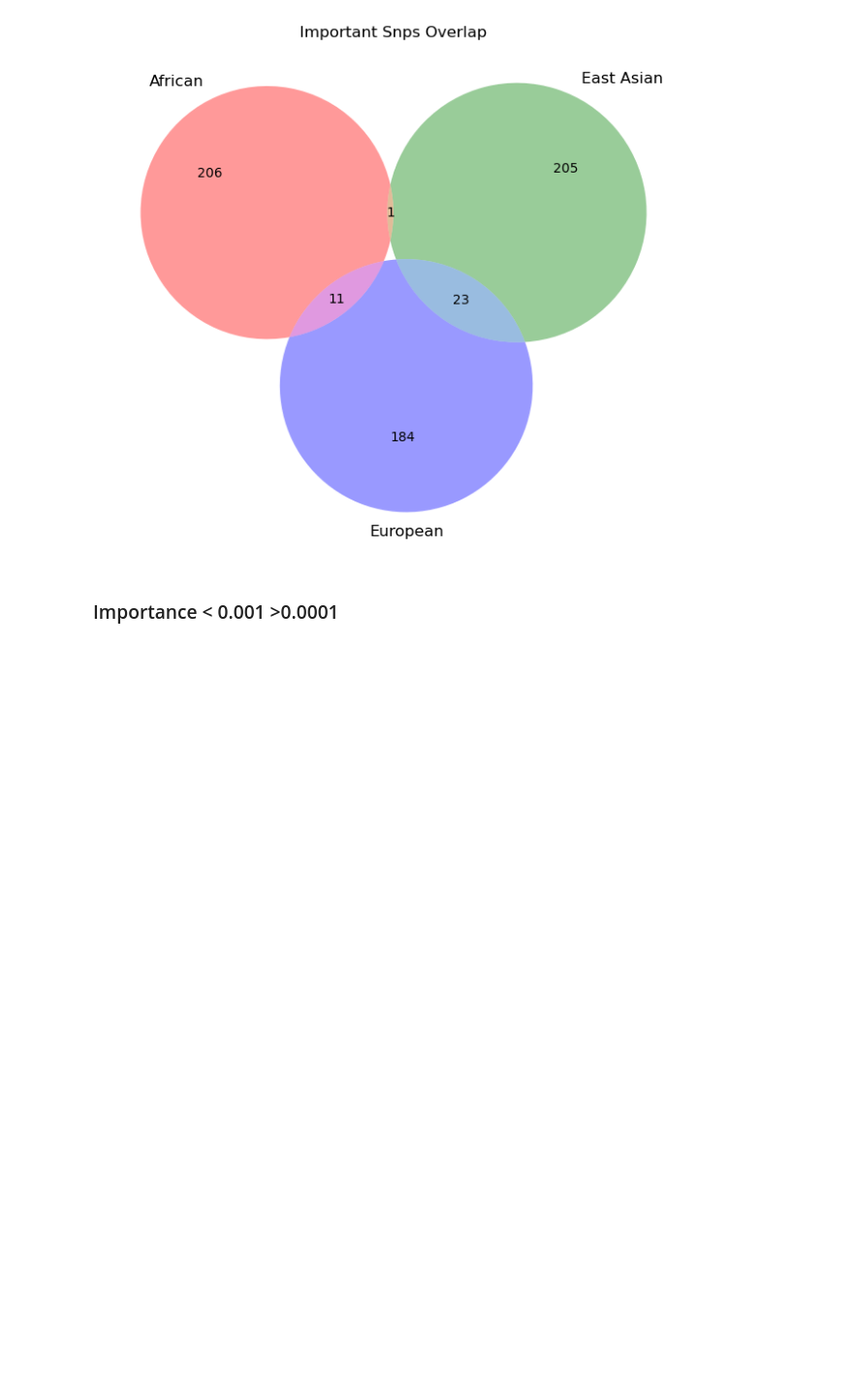
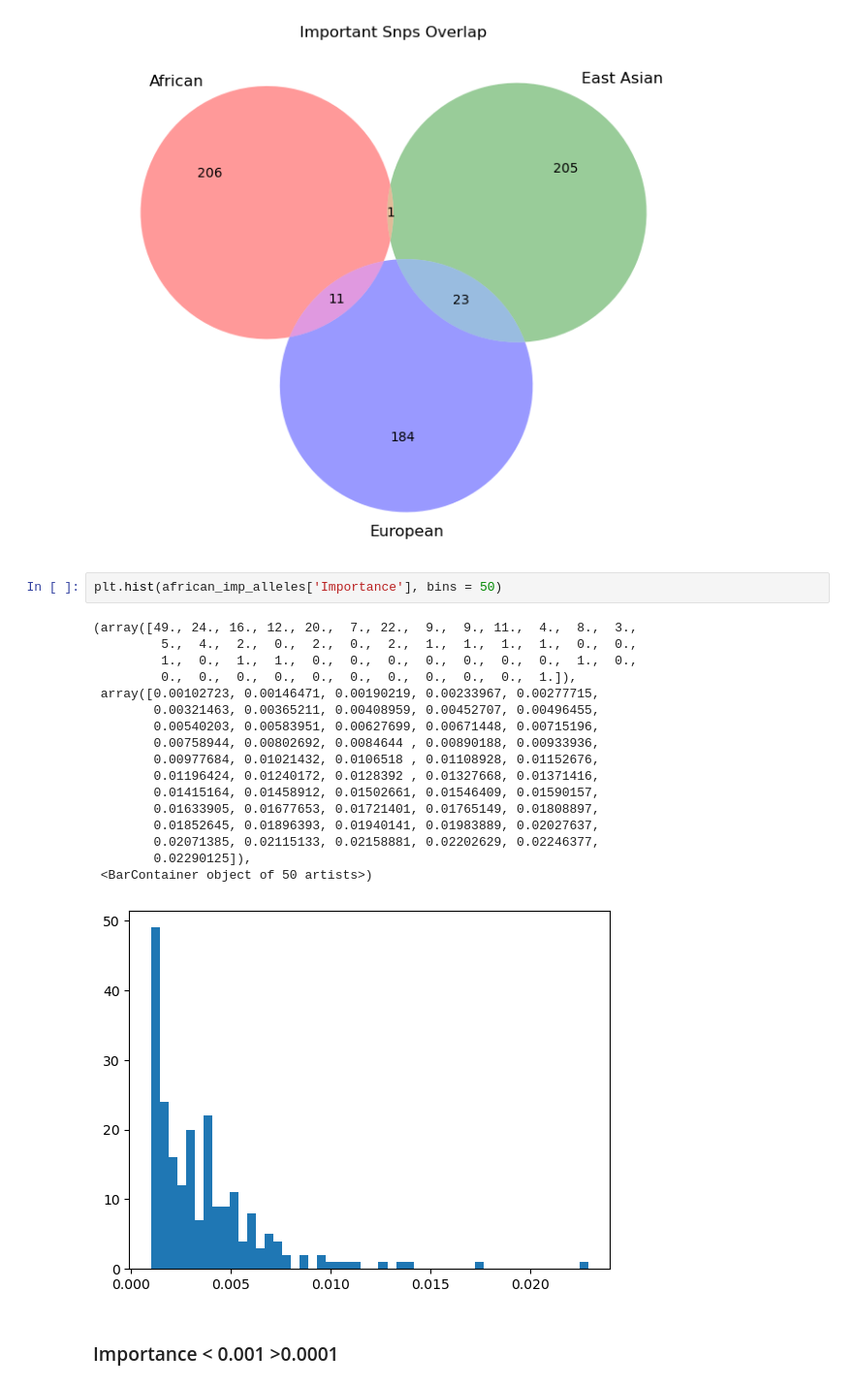
Before and after one commit to davneet721/Classifier_predict_population_from_genotype, a Jupyter notebook: Classifier_Genotype_to_Superpop.ipynb, the cells around one changed output. Shown at 97% size. Cells and saved outputs as stored; diff of their text form; blank space fills up the shorter version.

```diff
--- a/Classifier_Genotype_to_Superpop.ipynb
+++ b/Classifier_Genotype_to_Superpop.ipynb
@@ -525,6 +525,26 @@ plt.title('Important Snps Overlap')
 plt.show()
 # %% [output]
 [figure]
+# %%
+plt.hist(african_imp_alleles['Importance'], bins = 50)
+# %% [output]
+(array([49., 24., 16., 12., 20.,  7., 22.,  9.,  9., 11.,  4.,  8.,  3.,
+         5.,  4.,  2.,  0.,  2.,  0.,  2.,  1.,  1.,  1.,  1.,  0.,  0.,
+         1.,  0.,  1.,  1.,  0.,  0.,  0.,  0.,  0.,  0.,  0.,  1.,  0.,
+         0.,  0.,  0.,  0.,  0.,  0.,  0.,  0.,  0.,  0.,  1.]),
+ array([0.00102723, 0.00146471, 0.00190219, 0.00233967, 0.00277715,
+        0.00321463, 0.00365211, 0.00408959, 0.00452707, 0.00496455,
+        0.00540203, 0.00583951, 0.00627699, 0.00671448, 0.00715196,
+        0.00758944, 0.00802692, 0.0084644 , 0.00890188, 0.00933936,
+        0.00977684, 0.01021432, 0.0106518 , 0.01108928, 0.01152676,
+        0.01196424, 0.01240172, 0.0128392 , 0.01327668, 0.01371416,
+        0.01415164, 0.01458912, 0.01502661, 0.01546409, 0.01590157,
+        0.01633905, 0.01677653, 0.01721401, 0.01765149, 0.01808897,
+        0.01852645, 0.01896393, 0.01940141, 0.01983889, 0.02027637,
+        0.02071385, 0.02115133, 0.02158881, 0.02202629, 0.02246377,
+        0.02290125]),
+ <BarContainer object of 50 artists>)
+[figure, added]
 # %% [markdown]
 ### Importance < 0.001 >0.0001
 # %%
```
Also changed, not shown: parts of 1 cell of this notebook.
